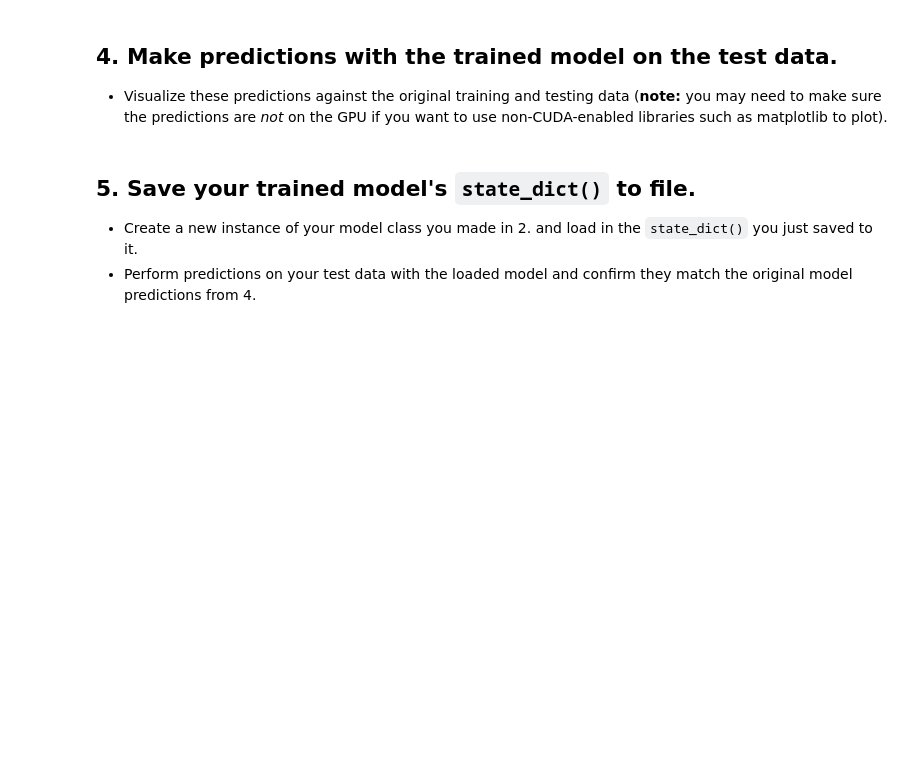
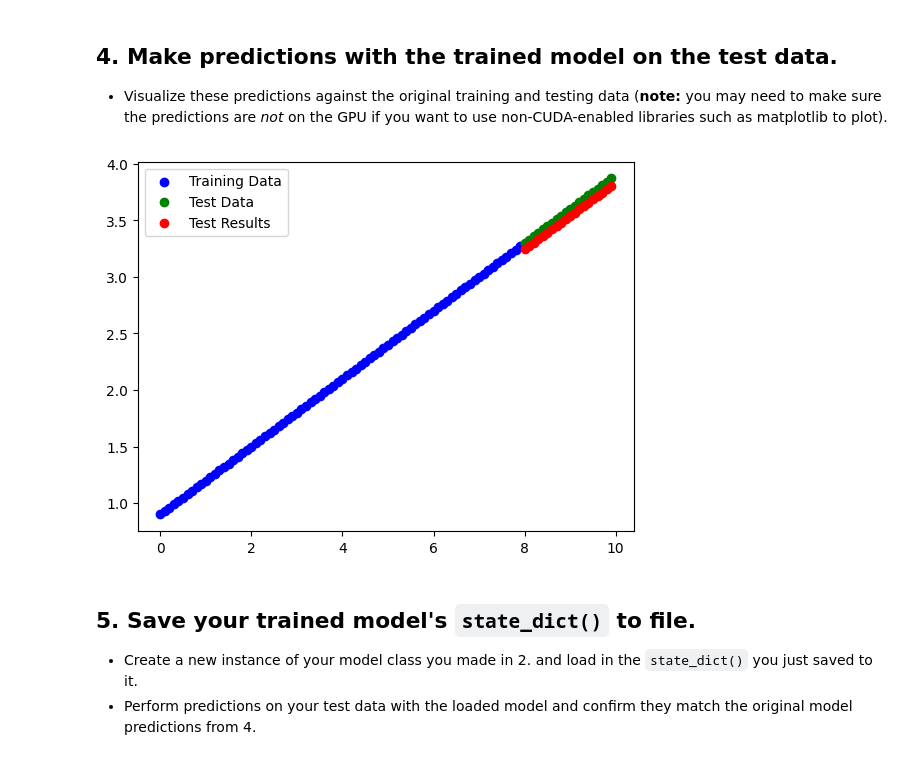
Before and after one commit to Pirate-Hunter-Zoro/Machine-Learning, a Jupyter notebook: Coursework/01_pytorch_workflow/01_pytorch_workflow_exercises.ipynb, the cells around one changed output. Saved outputs shown, nothing was run; the diff lists cells and outputs as text; code cells hidden in the pictures; blank space fills up the shorter version.

```diff
--- a/Coursework/01_pytorch_workflow/01_pytorch_workflow_exercises.ipynb
+++ b/Coursework/01_pytorch_workflow/01_pytorch_workflow_exercises.ipynb
@@ -176,8 +176,12 @@ Epoch: 280 | Train loss: 0.037 | Test loss: 0.312
   * Visualize these predictions against the original training and testing data (**note:** you may need to make sure the predictions are *not* on the GPU if you want to use non-CUDA-enabled libraries such as matplotlib to plot).
 # %%
 # Make predictions with the model
+predictions = model_1(X_test).to("cpu").detach()
 # %%
 # Plot the predictions (these may need to be on a specific device)
+plot_data_and_predictions(train_input=X_train, train_labels=y_train, test_input=X_test, test_labels=y_test, test_results=predictions)
+# %% [output]
+[figure, added]
 # %% [markdown]
 ## 5. Save your trained model's `state_dict()` to file.
   * Create a new instance of your model class you made in 2. and load in the `state_dict()` you just saved to it.
```
Also changed, not shown: parts of 1 cell of this notebook.
